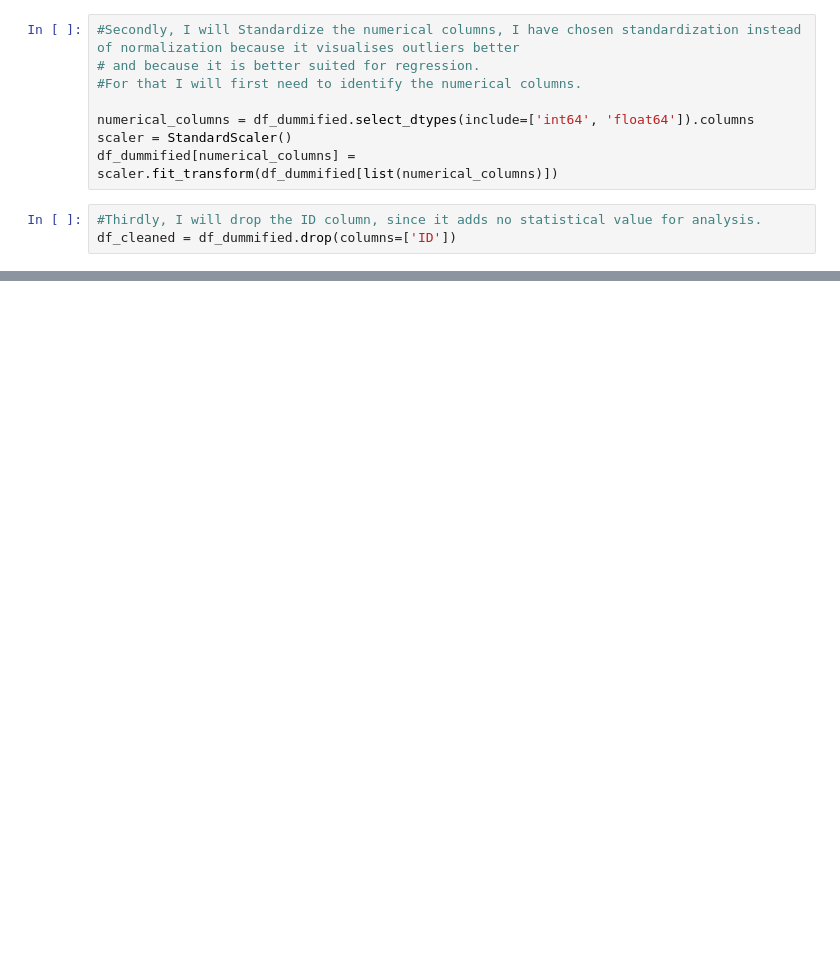
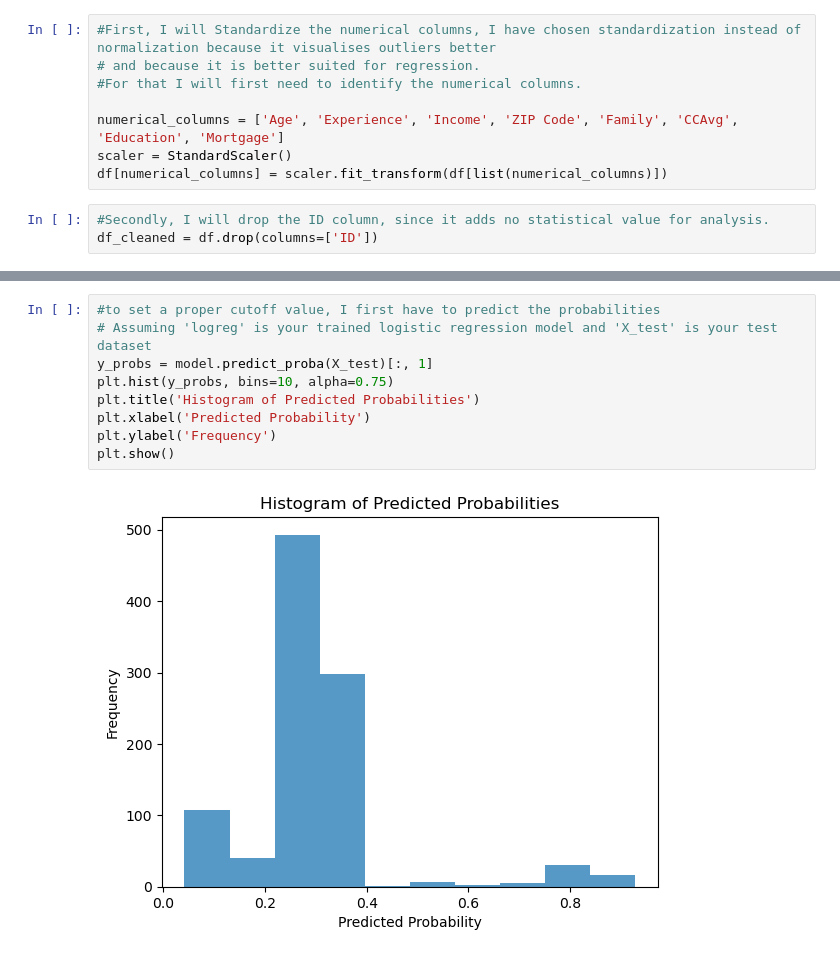
Before and after one commit to LukasMASchmitz/DSopdrachten, a Jupyter notebook: Notebooks/Logistic Regression.ipynb, the cells around one changed output, grey strips where cells are left out. Drawn from its saved outputs; the diff is of its cells as text; blank space fills up the shorter version.

Commit message:
Pure statistical pain

```diff
--- a/Notebooks/Logistic Regression.ipynb
+++ b/Notebooks/Logistic Regression.ipynb
@@ -31,11 +29,11 @@ df_dummified = pd.get_dummies(df, columns=qualitative_columns)
 # %%
-#Secondly, I will Standardize the numerical columns, I have chosen standardization instead of normalization because it visualises outliers better
+#First, I will Standardize the numerical columns, I have chosen standardization instead of normalization because it visualises outliers better
 # and because it is better suited for regression.
 #For that I will first need to identify the numerical columns.
 
-numerical_columns = df_dummified.select_dtypes(include=['int64', 'float64']).columns
+numerical_columns = ['Age', 'Experience', 'Income', 'ZIP Code', 'Family', 'CCAvg', 'Education', 'Mortgage']
 scaler = StandardScaler()
-df_dummified[numerical_columns] = scaler.fit_transform(df_dummified[list(numerical_columns)])
+df[numerical_columns] = scaler.fit_transform(df[list(numerical_columns)])
 # %%
-#Thirdly, I will drop the ID column, since it adds no statistical value for analysis.
-df_cleaned = df_dummified.drop(columns=['ID'])
+#Secondly, I will drop the ID column, since it adds no statistical value for analysis.
+df_cleaned = df.drop(columns=['ID'])
@@ -41,0 +119,11 @@ df_cleaned = df_dummified.drop(columns=['ID'])
+# %%
+#to set a proper cutoff value, I first have to predict the probabilities
+# Assuming 'logreg' is your trained logistic regression model and 'X_test' is your test dataset
+y_probs = model.predict_proba(X_test)[:, 1]
+plt.hist(y_probs, bins=10, alpha=0.75)
+plt.title('Histogram of Predicted Probabilities')
+plt.xlabel('Predicted Probability')
+plt.ylabel('Frequency')
+plt.show()
+# %% [output]
+[figure, added]
```
Also changed, not shown: parts of 18 cells of this notebook.
